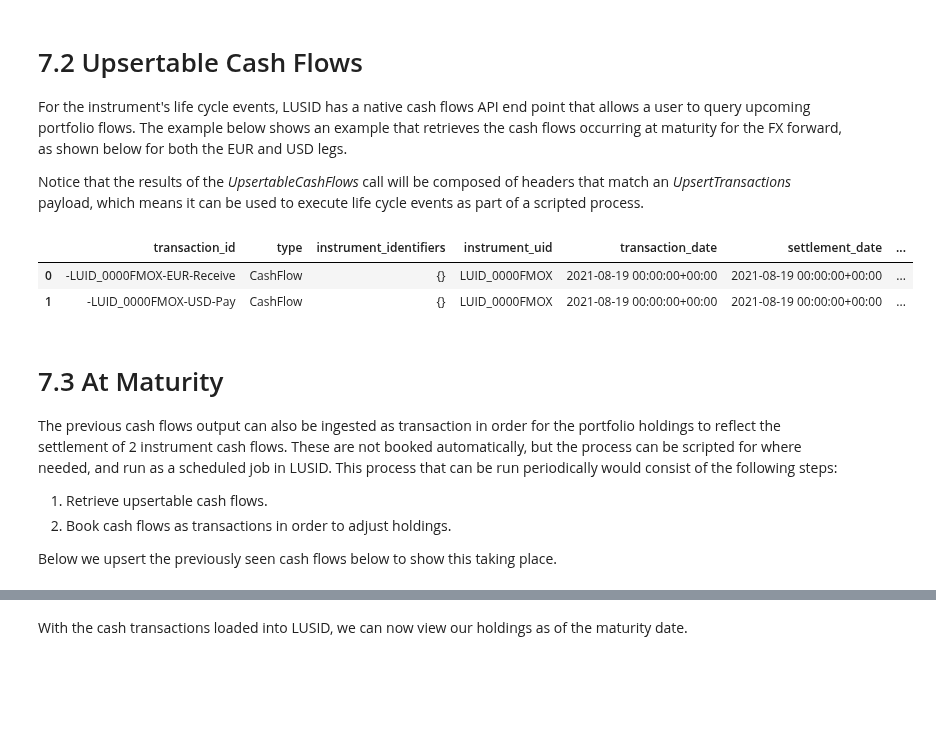
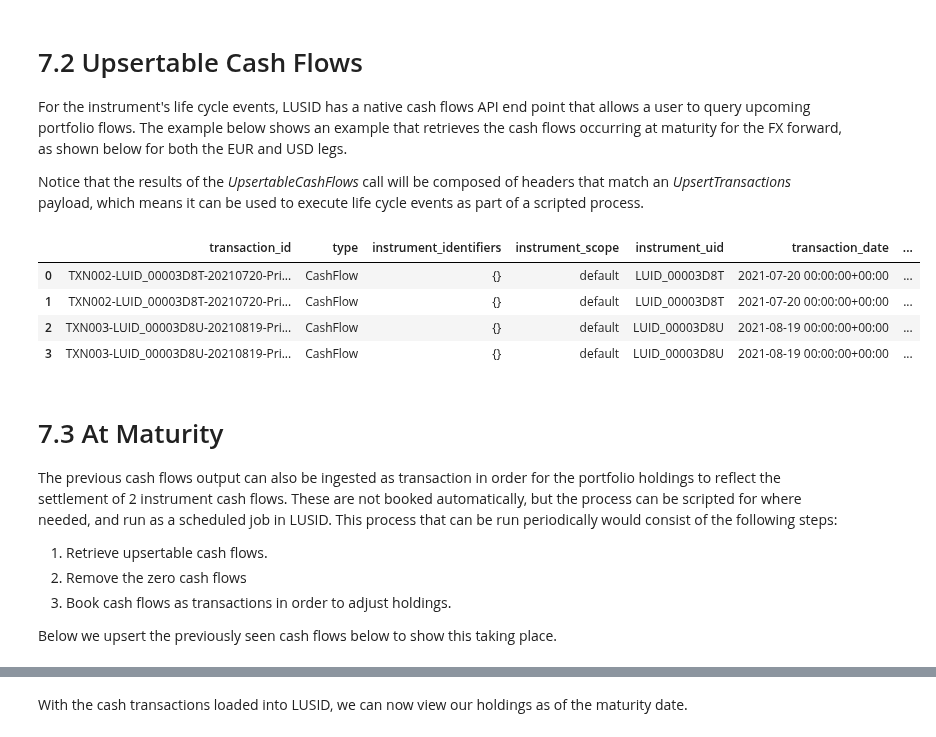
Before and after one commit to finbourne/sample-notebooks, a Jupyter notebook: examples/use-cases/instruments/FX Forward.ipynb, the cells around one changed output, grey strips where cells are left out. Drawn from its saved outputs; the diff is of its cells as text; code cells hidden in the pictures; blank space fills up the shorter version.

```diff
--- a/examples/use-cases/instruments/FX Forward.ipynb
+++ b/examples/use-cases/instruments/FX Forward.ipynb
@@ -739,28 +740,32 @@ Notice that the results of the _UpsertableCashFlows_ call will be composed of he
 # %%
 upsertable_cash_flows = transaction_portfolios_api.get_upsertable_portfolio_cash_flows(
     scope=scope,
     code=portfolio_code,
-    effective_at=trade_date,
+    effective_at=unwind_date,
     window_start=trade_date,
     window_end=maturity_date,
     recipe_id_scope=scope,
     recipe_id_code=net_recipe_code
 )
 
 # we create a dataframe out of the cash flows table and drop some columns to improve readability
 cash_flow_table = lusid_response_to_data_frame(upsertable_cash_flows)
-cash_flow_table.drop(['instrument_identifiers', 'instrument_uid', 'properties', 'source', 'entry_date_time', 'transaction_currency', 'units', 'transaction_price.price', 'transaction_price.type', 'exchange_rate'], axis=1)
+if(not cash_flow_table.empty):
+    cash_flow_table.drop(['instrument_identifiers', 'instrument_uid', 'properties', 'source', 'entry_date_time', 'transaction_currency', 'units', 'transaction_price.price', 'transaction_price.type', 'exchange_rate'], axis=1)
 cash_flow_table
 # %% [output]
-|  | transaction_id | type | instrument_identifiers | instrument_uid | transaction_date | settlement_date | ... |
-| 0 | -LUID_0000FMOX-EUR-Receive | CashFlow | {} | LUID_0000FMOX | 2021-08-19 00:00:00+00:00 | 2021-08-19 00:00:00+00:00 | ... |
-| 1 | -LUID_0000FMOX-USD-Pay | CashFlow | {} | LUID_0000FMOX | 2021-08-19 00:00:00+00:00 | 2021-08-19 00:00:00+00:00 | ... |
+|  | transaction_id | type | instrument_identifiers | instrument_scope | instrument_uid | transaction_date | ... |
+| 0 | TXN002-LUID_00003D8T-20210720-Pri... | CashFlow | {} | default | LUID_00003D8T | 2021-07-20 00:00:00+00:00 | ... |
+| 1 | TXN002-LUID_00003D8T-20210720-Pri... | CashFlow | {} | default | LUID_00003D8T | 2021-07-20 00:00:00+00:00 | ... |
+| 2 | TXN003-LUID_00003D8U-20210819-Pri... | CashFlow | {} | default | LUID_00003D8U | 2021-08-19 00:00:00+00:00 | ... |
+| 3 | TXN003-LUID_00003D8U-20210819-Pri... | CashFlow | {} | default | LUID_00003D8U | 2021-08-19 00:00:00+00:00 | ... |
 # %% [markdown]
 # 7.3 At Maturity
 
 The previous cash flows output can also be ingested as transaction in order for the portfolio holdings to reflect the settlement of 2 instrument cash flows. These are not booked automatically, but the process can be scripted for where needed, and run as a scheduled job in LUSID. This process that can be run periodically would consist of the following steps:
 1. Retrieve upsertable cash flows.
-2. Book cash flows as transactions in order to adjust holdings.
+2. Remove the zero cash flows
+3. Book cash flows as transactions in order to adjust holdings.
 
 Below we upsert the previously seen cash flows below to show this taking place.
 # %%
```
Also changed, not shown: parts of 17 cells of this notebook.
